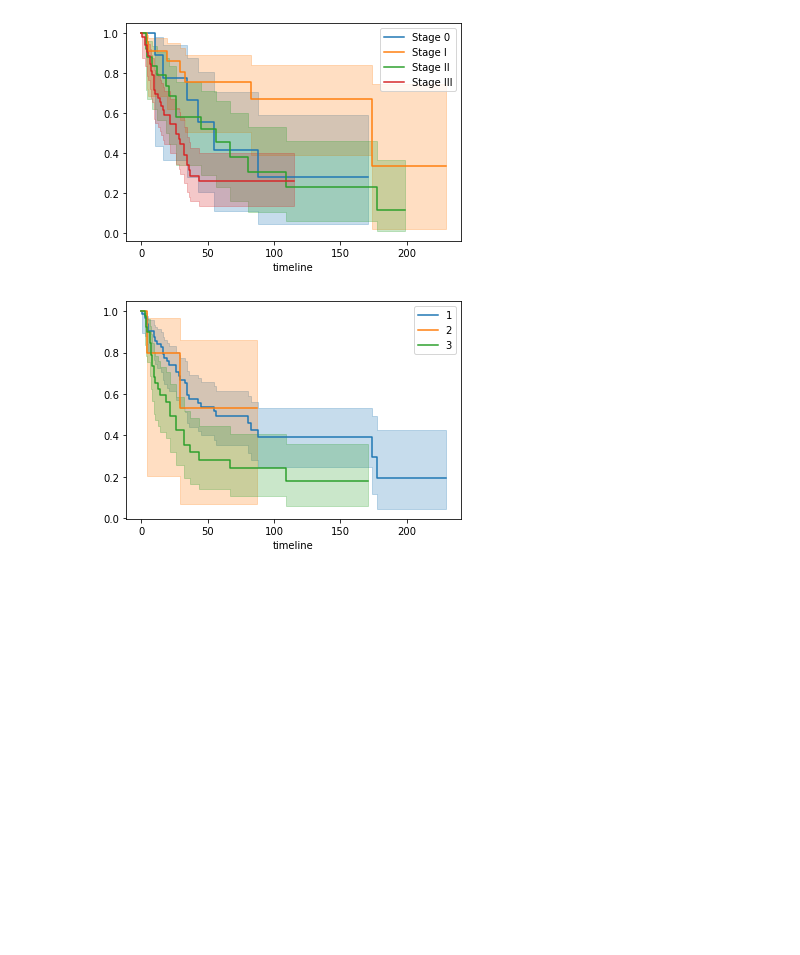
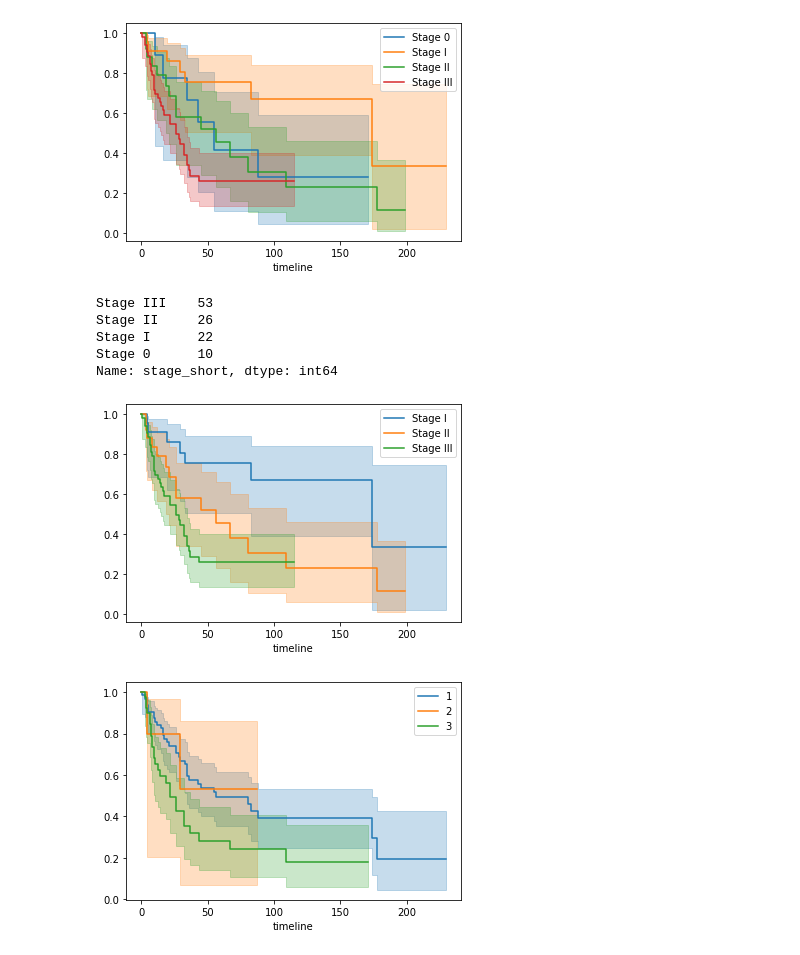
Before and after one commit to GuySchnidrig/CAS-2020-21, a Jupyter notebook: Module_2.ipynb, the cells around one changed output. Cells and saved outputs as stored; diff of their text form; code cells hidden in the pictures; blank space fills up the shorter version.

```diff
--- a/Module_2.ipynb
+++ b/Module_2.ipynb
@@ -656,6 +536,22 @@ for name, grouped_df in df_study_survivalanalyses.groupby('stage_short'):
     kmf.plot_survival_function(ax = ax_stage)
 # %% [output]
 [figure]
+# %%
+# The Stage 0 cases fall a little bit out of order... How many cases are there? More appropriate without Stage 0 cases?
+print(df_study_survivalanalyses.stage_short.value_counts())
+df_study_survivalanalyses_withoutStage0 = df_study_survivalanalyses[df_study_survivalanalyses['stage_short'] != 'Stage 0']
+ax_stage_new = plt.subplot(111)
+
+for name, grouped_df in df_study_survivalanalyses_withoutStage0.groupby('stage_short'):
+    kmf.fit(grouped_df['OS'], grouped_df['STATOS'], label = name)
+    kmf.plot_survival_function(ax = ax_stage_new)
+# %% [output]
+Stage III    53
+Stage II     26
+Stage I      22
+Stage 0      10
+Name: stage_short, dtype: int64
+[figure, added]
 # %%
 # Cases with less extensive resection should have better survival
 ax_rtype = plt.subplot(111)
```
Also changed, not shown: parts of 36 cells of this notebook.
